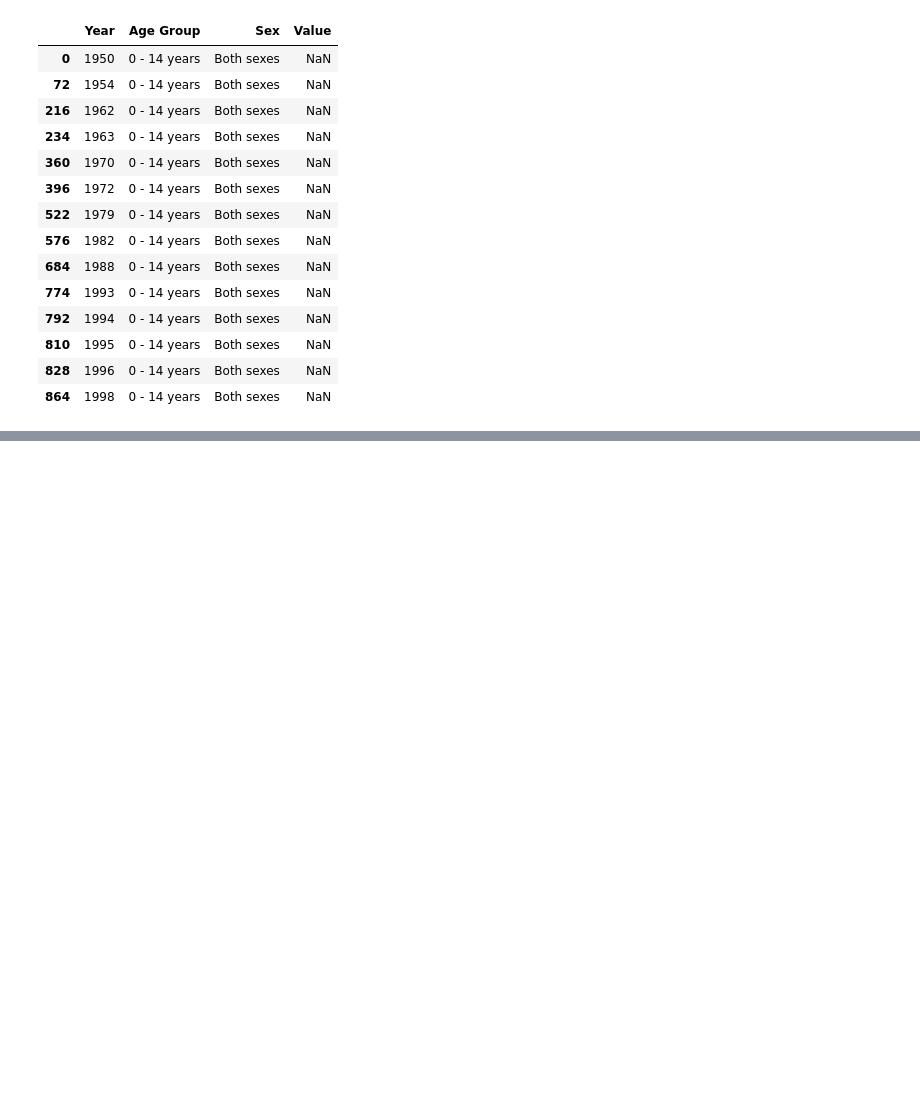
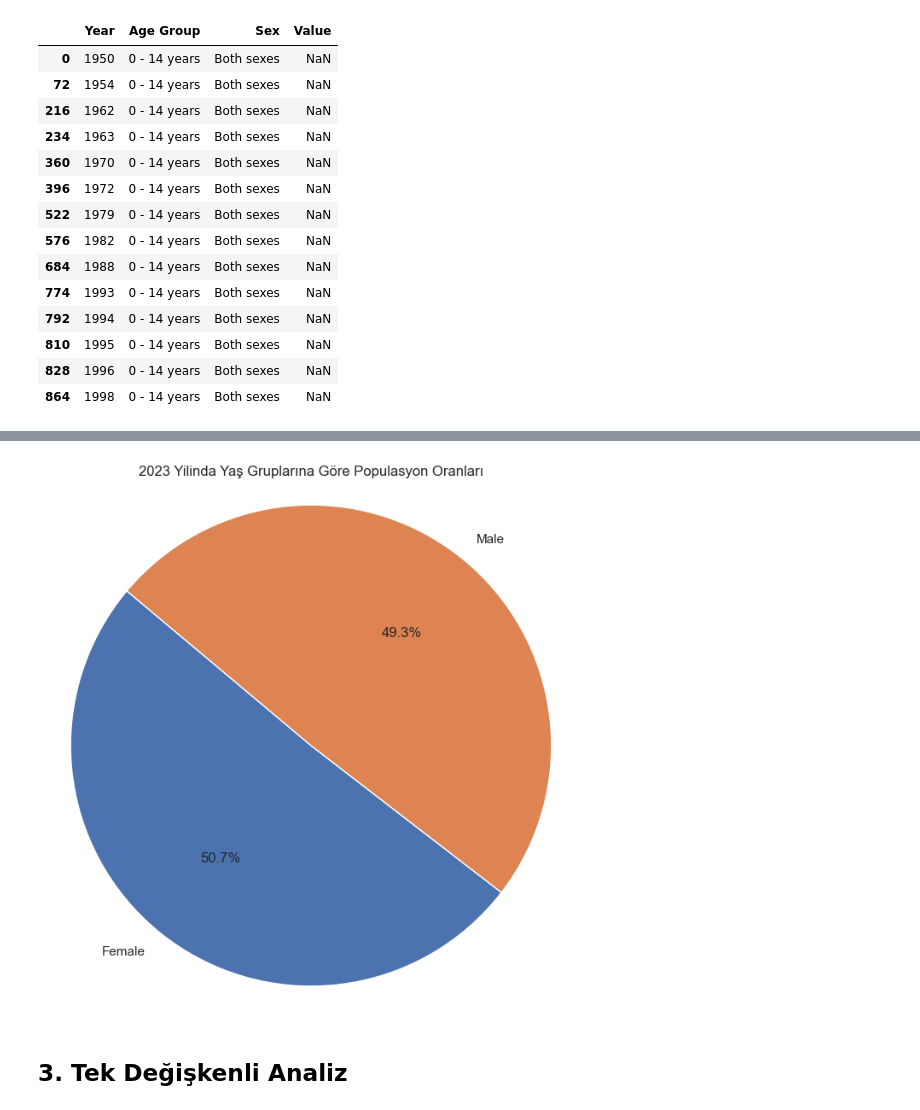
Before and after one commit to TunahanINCE/Population-in-Ireland, a Jupyter notebook: CA-1.ipynb, the cells around one changed output, grey strips where cells are left out. Cells and saved outputs as stored; diff of their text form; code cells hidden in the pictures; blank space fills up the shorter version.

```diff
--- a/CA-1.ipynb
+++ b/CA-1.ipynb
@@ -340,0 +265,21 @@ df["Sex"].unique()
+# %%
+year = dropdown_year.value
+age_group = dropdown_age_group.value
+sex= dropdown_sex.value
+
+# 'All ages' kategorisini hariç tut
+df_filtered_sex = df[(df["Sex"] != "Both sexes") & (df["Year"] == year)]
+
+# Yaş gruplarına göre 'Value' toplamlarını hesapla
+age_group_totals = df_filtered_sex.groupby("Sex")["Value"].sum()
+
+# Pasta grafiğini çiz
+plt.figure(figsize=(8, 8))
+plt.pie(age_group_totals, labels=age_group_totals.index, autopct='%1.1f%%', startangle=140)
+plt.title(f'{year} Yilinda Yaş Gruplarına Göre Populasyon Oranları')
+plt.axis('equal')  # Pasta grafiğini dairesel yap
+plt.show()
+# %% [output]
+[figure, added]
+# %% [markdown]
+## 3. Tek Değişkenli Analiz
```
Also changed, not shown: parts of 106 cells of this notebook.
